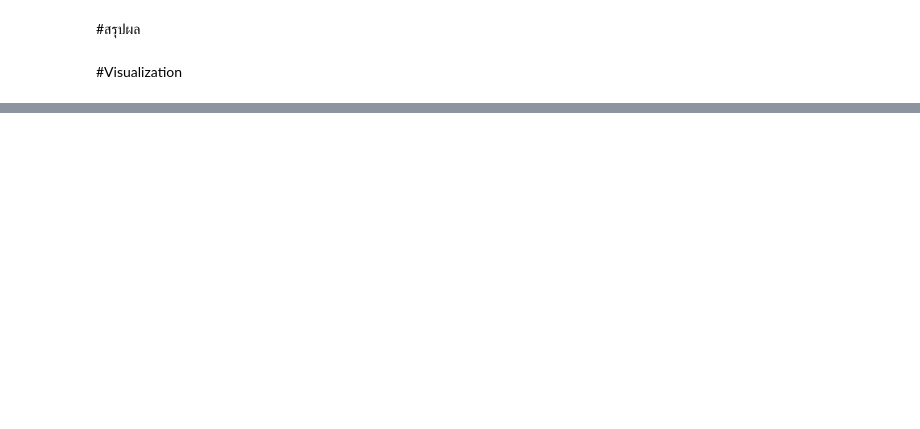
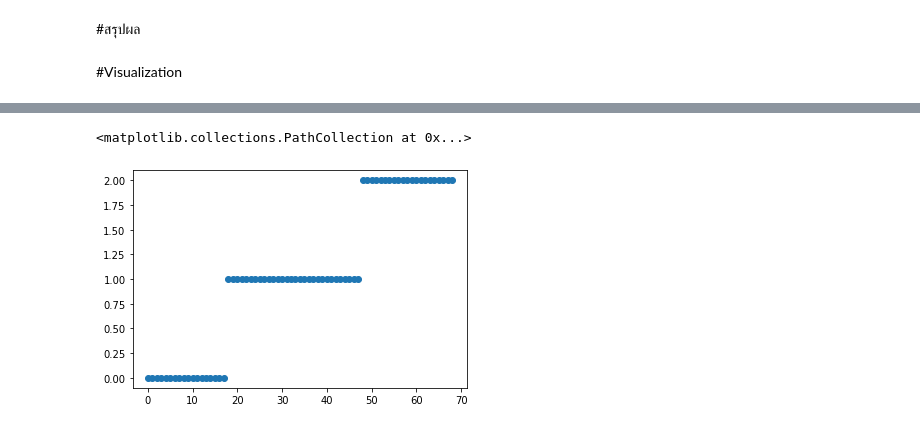
Before and after one commit to sskboonmee/DWDM21, a Jupyter notebook: Projectlookmhee.ipynb, the cells around one changed output, grey strips where cells are left out. Drawn from its saved outputs; the diff is of its cells as text; code cells hidden in the pictures; blank space fills up the shorter version.

```diff
--- a/Projectlookmhee.ipynb
+++ b/Projectlookmhee.ipynb
@@ -627,0 +637,6 @@ from matplotlib import pyplot as plt
+# %%
+data_cut['subscriber_group'] = data_cut['subscriber_group'].map({'low':0,'median':1,'high':2})
+data_cut['household_group'] = data_cut['household_group'].map({'low':0,'median':1,'high':2})
+data_cut['population_group'] = data_cut['population_group'].map({'low':0,'median':1,'high':2})
+data_cut['mobile_group'] = data_cut['mobile_group'].map({'low':0,'median':1,'high':2})
+data_cut
@@ -627,0 +713,5 @@ from matplotlib import pyplot as plt
+# %%
+plt.scatter(range(len(data_cut)),data_cut['household_group'])
+# %% [output]
+<matplotlib.collections.PathCollection at 0x...>
+[figure, added]
```
Also changed, not shown: parts of 19 cells of this notebook.
